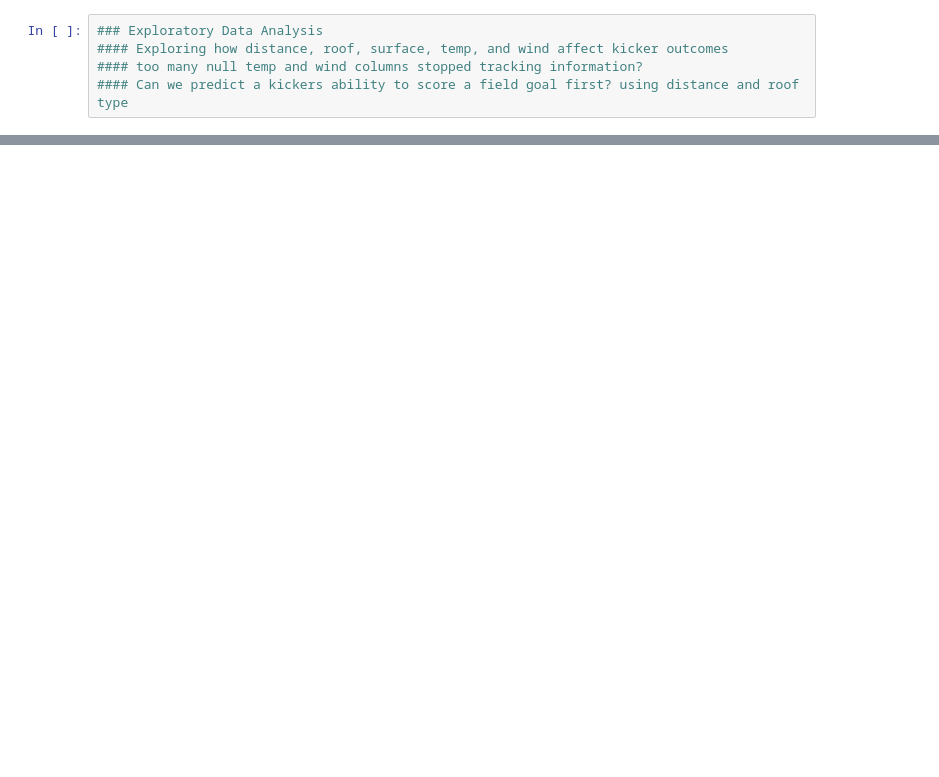
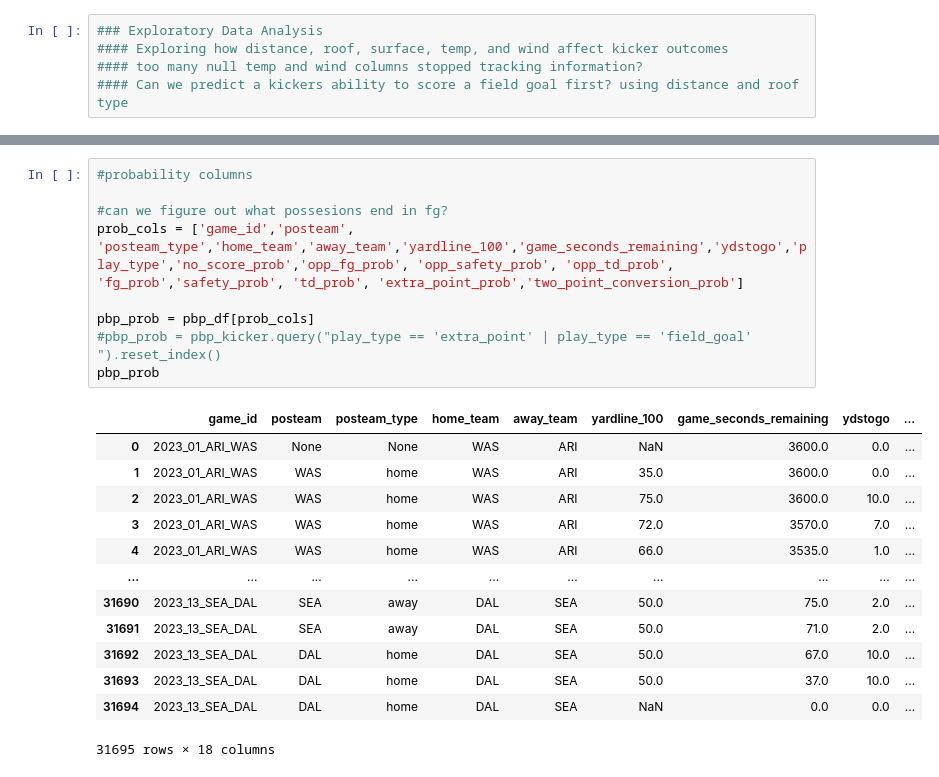
Before and after one commit to nmaniar9/football_analytics, a Jupyter notebook: kicker_prediction.ipynb, the cells around one changed output, grey strips where cells are left out. Cells and saved outputs as stored; diff of their text form; blank space fills up the shorter version.

```diff
--- a/kicker_prediction.ipynb
+++ b/kicker_prediction.ipynb
@@ -244,0 +317,23 @@ accuracy_score overall when tested on the testing set : 0.4687939934303144
+# %%
+#probability columns
+
+#can we figure out what possesions end in fg?
+prob_cols = ['game_id','posteam', 'posteam_type','home_team','away_team','yardline_100','game_seconds_remaining','ydstogo','play_type','no_score_prob','opp_fg_prob', 'opp_safety_prob', 'opp_td_prob', 'fg_prob','safety_prob', 'td_prob', 'extra_point_prob','two_point_conversion_prob']
+
+pbp_prob = pbp_df[prob_cols]
+#pbp_prob = pbp_kicker.query("play_type == 'extra_point' | play_type == 'field_goal' ").reset_index()
+pbp_prob
+# %% [output]
+|  | game_id | posteam | posteam_type | home_team | away_team | yardline_100 | game_seconds_remaining | ydstogo | ... |
+| 0 | 2023_01_ARI_WAS | None | None | WAS | ARI | NaN | 3600.0 | 0.0 | ... |
+| 1 | 2023_01_ARI_WAS | WAS | home | WAS | ARI | 35.0 | 3600.0 | 0.0 | ... |
+| 2 | 2023_01_ARI_WAS | WAS | home | WAS | ARI | 75.0 | 3600.0 | 10.0 | ... |
+| 3 | 2023_01_ARI_WAS | WAS | home | WAS | ARI | 72.0 | 3570.0 | 7.0 | ... |
+| 4 | 2023_01_ARI_WAS | WAS | home | WAS | ARI | 66.0 | 3535.0 | 1.0 | ... |
+| ... | ... | ... | ... | ... | ... | ... | ... | ... | ... |
+| 31690 | 2023_13_SEA_DAL | SEA | away | DAL | SEA | 50.0 | 75.0 | 2.0 | ... |
+| 31691 | 2023_13_SEA_DAL | SEA | away | DAL | SEA | 50.0 | 71.0 | 2.0 | ... |
+| 31692 | 2023_13_SEA_DAL | DAL | home | DAL | SEA | 50.0 | 67.0 | 10.0 | ... |
+| 31693 | 2023_13_SEA_DAL | DAL | home | DAL | SEA | 50.0 | 37.0 | 10.0 | ... |
+| 31694 | 2023_13_SEA_DAL | DAL | home | DAL | SEA | NaN | 0.0 | 0.0 | ... |
+31695 rows × 18 columns
```
Also changed, not shown: parts of 42 cells of this notebook.
